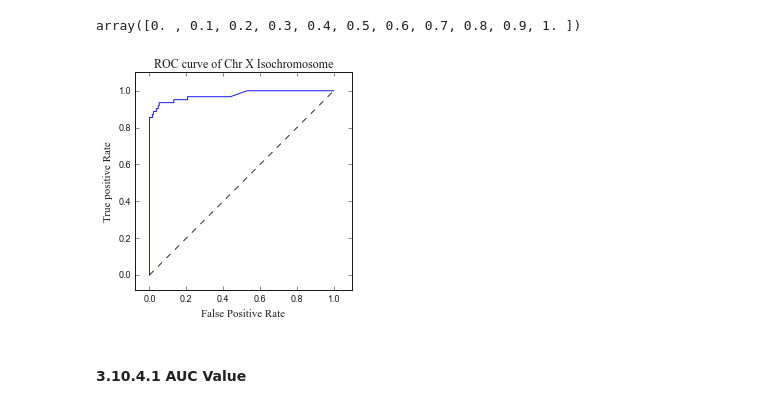
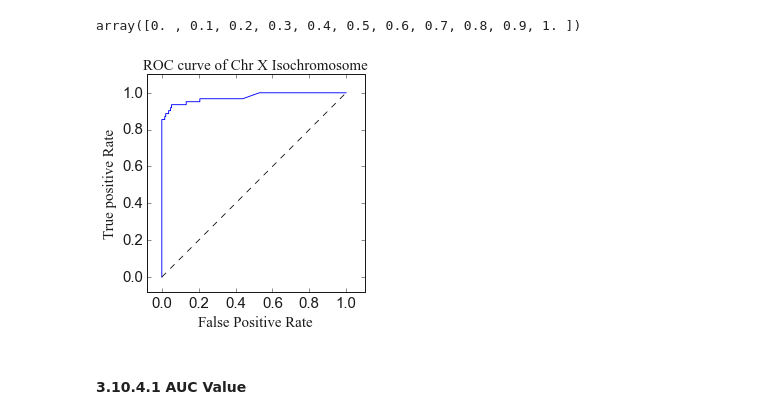
Before and after one commit to YangChuan80/MachineLearning, a Jupyter notebook: KaryotypingPinnacle/CNN/CNN_Chr_X_Isocrhomosome/Integrated_ROC.ipynb, the cells around one changed output. Saved outputs shown, nothing was run; the diff lists cells and outputs as text; code cells hidden in the pictures.

```diff
--- a/KaryotypingPinnacle/CNN/CNN_Chr_X_Isocrhomosome/Integrated_ROC.ipynb
+++ b/KaryotypingPinnacle/CNN/CNN_Chr_X_Isocrhomosome/Integrated_ROC.ipynb
@@ -264,30 +264,30 @@ array([0. , 0.1, 0.2, 0.3, 0.4, 0.5, 0.6, 0.7, 0.8, 0.9, 1. ])
 # %%
 fig = plt.figure()
 plt.style.use('classic')
 
 ax = fig.add_subplot(111)
 
 plt.plot(fpr, tpr, color='blue', linewidth=0.9)
 
 plt.plot(x, y, '--', color='black', linewidth=0.8)
 
-plt.title('ROC curve of Chr X Isochromosome', fontsize=12, fontname = 'Times New Roman')
+plt.title('ROC curve of Chr X Isochromosome', fontsize=15, fontname = 'Times New Roman')
 
-plt.xlabel('False Positive Rate', fontsize=11, fontname = 'Times New Roman')
-plt.ylabel('True positive Rate', fontsize=11, fontname = 'Times New Roman')
+plt.xlabel('False Positive Rate', fontsize=15, fontname = 'Times New Roman')
+plt.ylabel('True positive Rate', fontsize=15, fontname = 'Times New Roman')
 
 ax.set_aspect('equal', adjustable='box')
 
 plt.xlim(-0.08, 1.1)
 plt.ylim(-0.08, 1.1)
 
-plt.xticks(fontsize=9, fontname = 'Arial')
-plt.yticks(fontsize=9, fontname = 'Arial')
+plt.xticks(fontsize=15, fontname = 'Arial')
+plt.yticks(fontsize=15, fontname = 'Arial')
 
-plt.savefig('ROC_Curve_Combination.png', dpi=400)
+plt.savefig('ROC_Curve_Combination.png', dpi=600)
 plt.show()
 # %% [output]
-[figure, old version]
+[figure, new version]
 # %% [markdown]
 #### 3.10.4.1 AUC Value
 # %%
```
Also changed, not shown: parts of 3 cells of this notebook, 17 other files.
